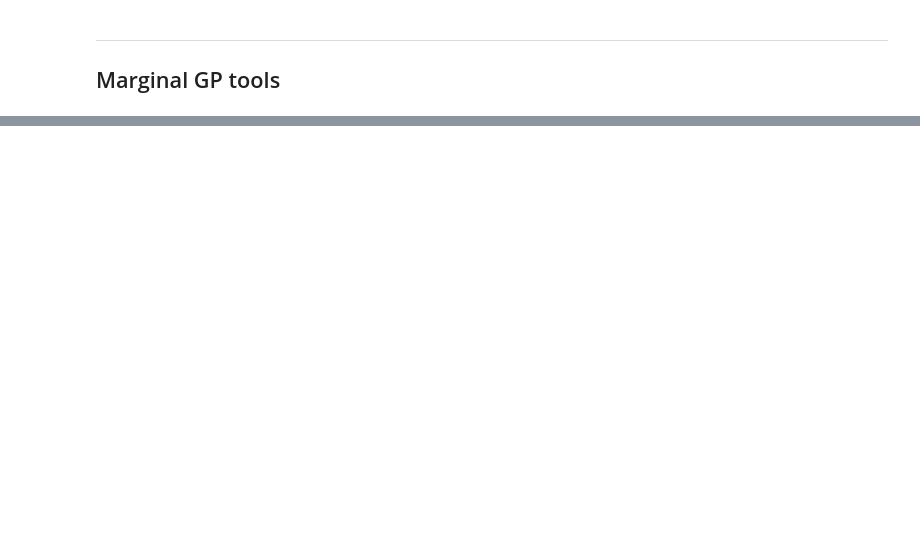
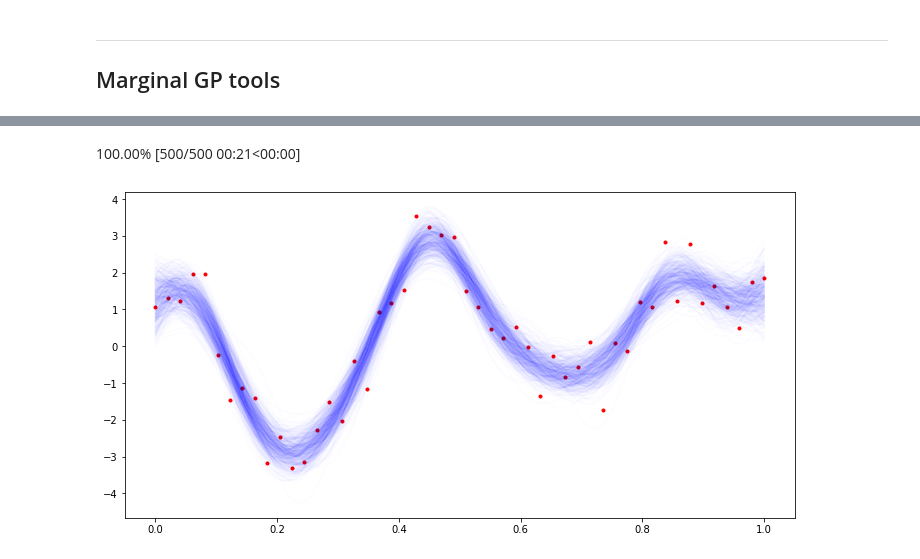
Before and after one commit to Sta663-Sp22/sta663-sp22.github.io, a Jupyter notebook: slides/Lec20_notes_demo2.ipynb, the cells around one changed output, grey strips where cells are left out. Drawn from its saved outputs; the diff is of its cells as text; code cells hidden in the pictures; blank space fills up the shorter version.

```diff
--- a/slides/Lec20_notes_demo2.ipynb
+++ b/slides/Lec20_notes_demo2.ipynb
@@ -113,3 +144,13 @@ lines = plt.plot(X_pred, pp["y_pred"].T, '-b', alpha=0.01)
+# %%
+with gp_marginal:
+    pp = pm.sample_posterior_predictive(trace, var_names=["y_pred"], samples=500)
+
+plt.figure(figsize=(12,6))
+plt.plot(x,y,".r")
+lines = plt.plot(X_pred, pp["y_pred"].T, '-b', alpha=0.01)
+# %% [output]
+100.00% [500/500 00:21<00:00]
+[figure, added]
 # %%
 res = []
 for i in range(500):
```
Also changed, not shown: parts of 10 cells of this notebook, 32 other files.
